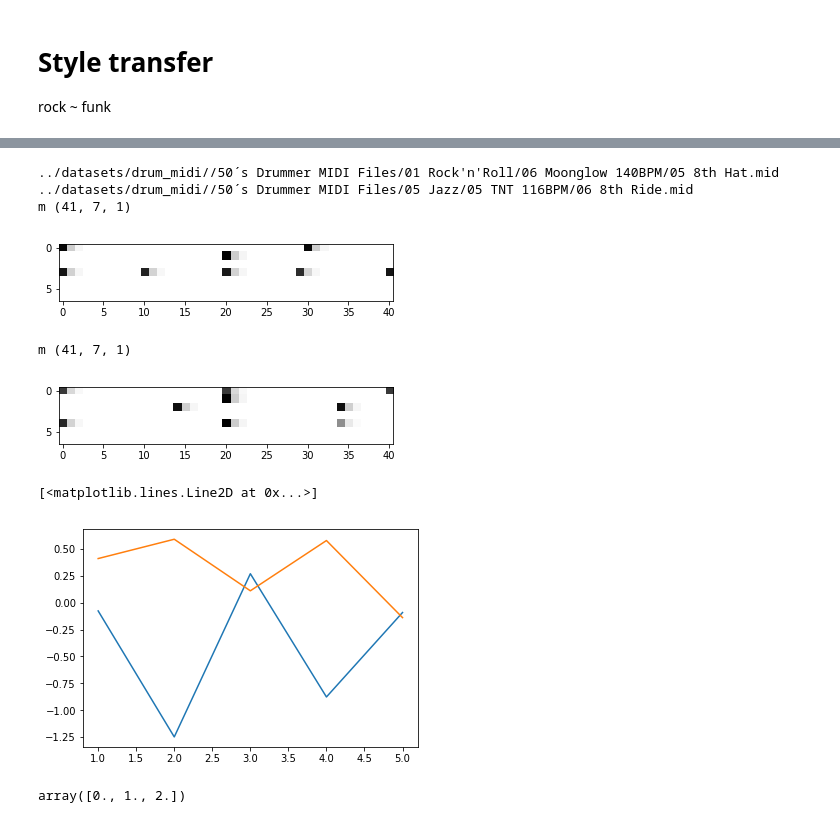
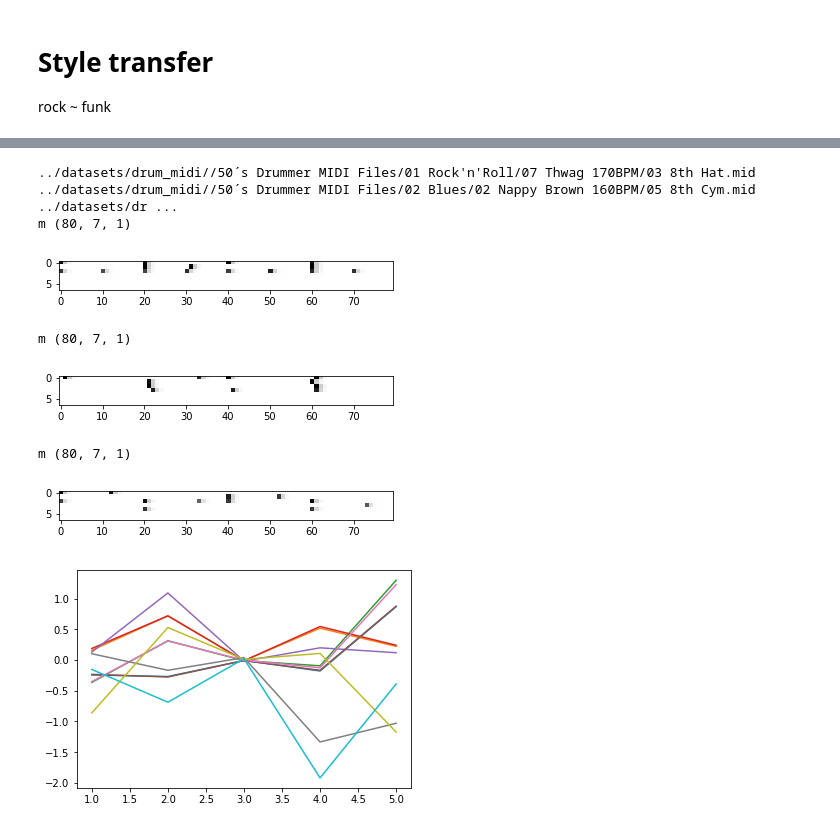
Before and after one commit to voschezang/drum-style-transfer, a Jupyter notebook: src/ml-VAE-v3o-decoder-lstm-conductor-hi-res-Copy1.ipynb, the cells around one changed output, grey strips where cells are left out. Drawn from its saved outputs; the diff is of its cells as text; code cells hidden in the pictures.

```diff
--- a/src/ml-VAE-v3o-decoder-lstm-conductor-hi-res-Copy1.ipynb
+++ b/src/ml-VAE-v3o-decoder-lstm-conductor-hi-res-Copy1.ipynb
@@ -654,21 +692,24 @@ rock ~ funk
 # %%
-i,j = 3, 100
-m = 41
-print(labels[i], labels[j])
+i,j, k = 21, 140, 105 # 210, 79
+m = 80
+sample_size = 10
+print(labels[i], labels[j], labels[k])
 plot.single(x_train[i,:m])
 plot.single(x_train[j,:m])
+plot.single(x_train[k,:m])
 # %% [output]
-../datasets/drum_midi//50´s Drummer MIDI Files/01 Rock'n'Roll/06 Moonglow 140BPM/05 8th Hat.mid ../datasets/drum_midi//50´s Drummer MIDI Files/05 Jazz/05 TNT 116BPM/06 8th Ride.mid
-m (41, 7, 1)
+../datasets/drum_midi//50´s Drummer MIDI Files/01 Rock'n'Roll/07 Thwag 170BPM/03 8th Hat.mid ../datasets/drum_midi//50´s Drummer MIDI Files/02 Blues/02 Nappy Brown 160BPM/05 8th Cym.mid ../datasets/dr ...
+m (80, 7, 1)
-[figure, old version]
+[figure, new version]
-m (41, 7, 1)
+m (80, 7, 1)
-[figure, old version]
+[figure, new version]
+m (80, 7, 1)
+[figure, added]
 # %%
-latent_vectors = encoder.predict(x_train[[i,j]])
-latent_vectors[:,:9]
+latent_vectors = encoder.predict(x_train[:250])
 indices = np.arange(latent_vectors.shape[-1]) + 1
-plt.plot(indices, latent_vectors[0])
-plt.plot(indices, latent_vectors[1])
+for l in range(sample_size):
+    plt.plot(indices, latent_vectors[l + i])
+# plt.ylim((-1,1))
 # %% [output]
-[<matplotlib.lines.Line2D at 0x...>]
-[figure, old version]
+[figure, new version]
@@ -678,4 +715,0 @@ transformation = latent_vectors[1] - latent_vectors[0]
-# %%
-np.arange(3).reshape(1,3).mean(axis=0)
-# %% [output]
-array([0., 1., 2.])
```
Also changed, not shown: parts of 44 cells of this notebook, 9 other files.
